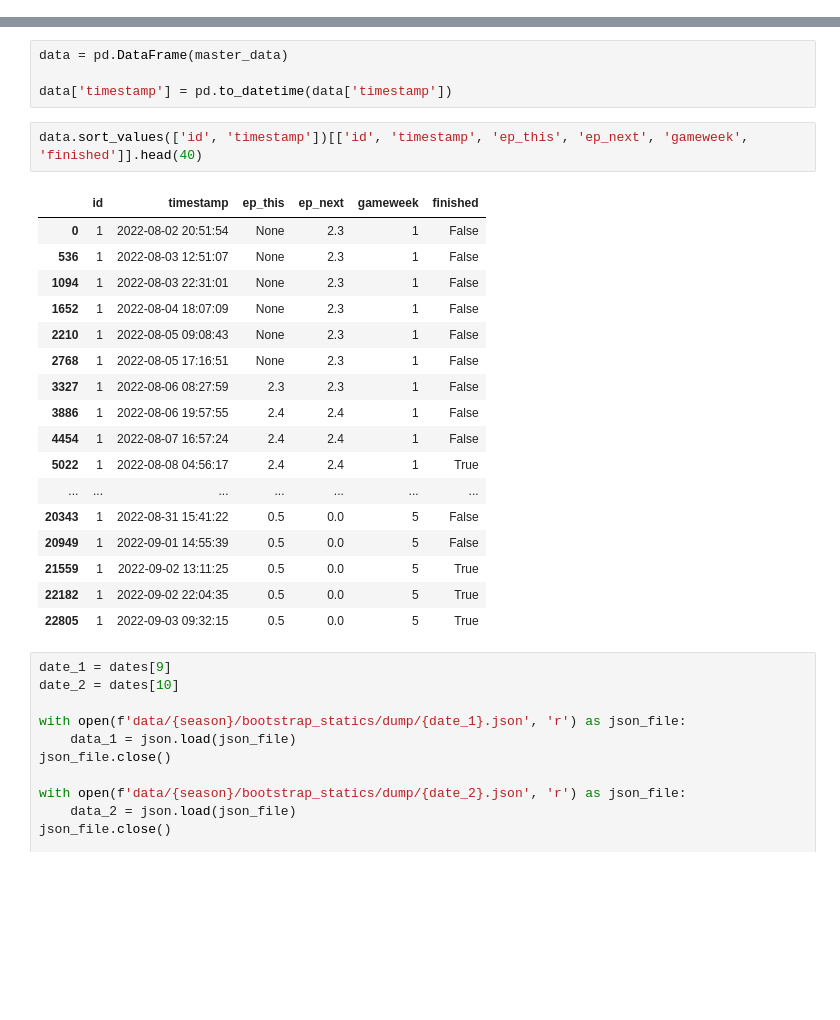
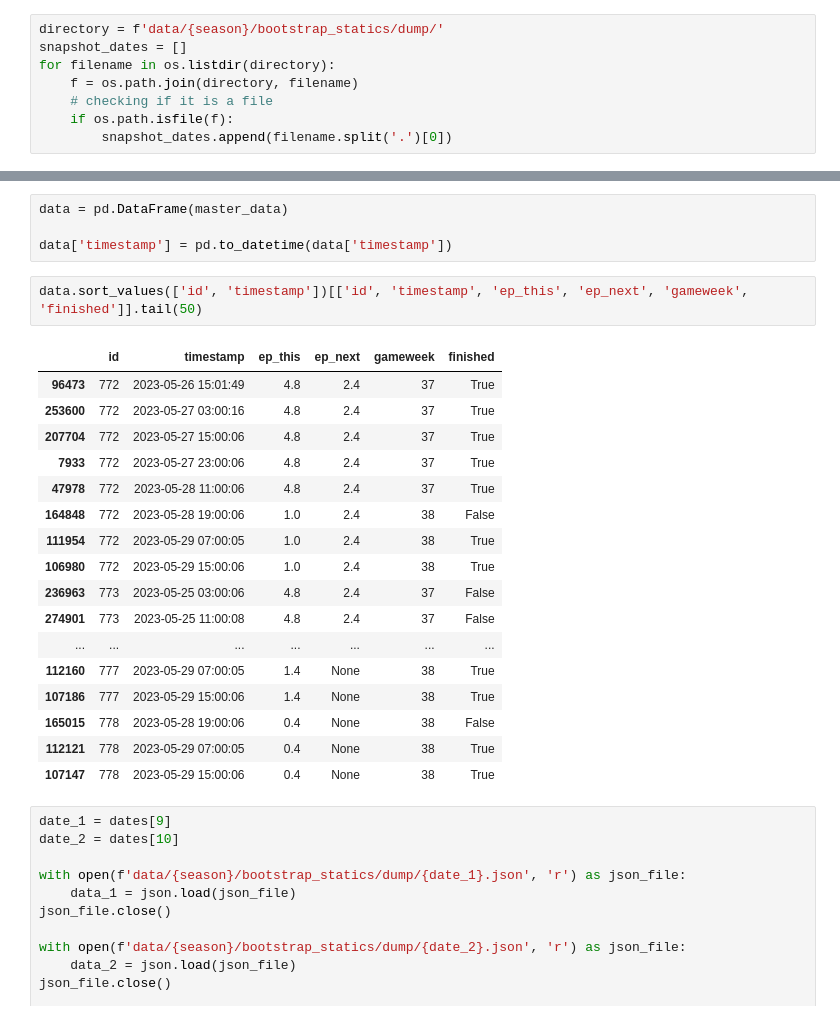
Before and after one commit to caiodrear/gene, a Jupyter notebook: xP.ipynb, the cells around one changed output, grey strips where cells are left out. Drawn from its saved outputs; the diff is of its cells as text; blank space fills up the shorter version.

```diff
--- a/xP.ipynb
+++ b/xP.ipynb
@@ -7,5 +8,13 @@ from datetime import datetime, timedelta
 
 season = '22-23'
+# %%
+directory = f'data/{season}/bootstrap_statics/dump/'
+snapshot_dates = []
+for filename in os.listdir(directory):
+    f = os.path.join(directory, filename)
+    # checking if it is a file
+    if os.path.isfile(f):
+        snapshot_dates.append(filename.split('.')[0])
 # %%
 master_data = []
 
@@ -45,25 +54,25 @@ data = pd.DataFrame(master_data)
 
 data['timestamp'] = pd.to_datetime(data['timestamp'])
 # %%
-data.sort_values(['id', 'timestamp'])[['id', 'timestamp', 'ep_this', 'ep_next', 'gameweek', 'finished']].head(40)
+data.sort_values(['id', 'timestamp'])[['id', 'timestamp', 'ep_this', 'ep_next', 'gameweek', 'finished']].tail(50)
 # %% [output]
 |  | id | timestamp | ep_this | ep_next | gameweek | finished |
-| 0 | 1 | 2022-08-02 20:51:54 | None | 2.3 | 1 | False |
-| 536 | 1 | 2022-08-03 12:51:07 | None | 2.3 | 1 | False |
-| 1094 | 1 | 2022-08-03 22:31:01 | None | 2.3 | 1 | False |
-| 1652 | 1 | 2022-08-04 18:07:09 | None | 2.3 | 1 | False |
-| 2210 | 1 | 2022-08-05 09:08:43 | None | 2.3 | 1 | False |
-| 2768 | 1 | 2022-08-05 17:16:51 | None | 2.3 | 1 | False |
-| 3327 | 1 | 2022-08-06 08:27:59 | 2.3 | 2.3 | 1 | False |
-| 3886 | 1 | 2022-08-06 19:57:55 | 2.4 | 2.4 | 1 | False |
-| 4454 | 1 | 2022-08-07 16:57:24 | 2.4 | 2.4 | 1 | False |
-| 5022 | 1 | 2022-08-08 04:56:17 | 2.4 | 2.4 | 1 | True |
+| 96473 | 772 | 2023-05-26 15:01:49 | 4.8 | 2.4 | 37 | True |
+| 253600 | 772 | 2023-05-27 03:00:16 | 4.8 | 2.4 | 37 | True |
+| 207704 | 772 | 2023-05-27 15:00:06 | 4.8 | 2.4 | 37 | True |
+| 7933 | 772 | 2023-05-27 23:00:06 | 4.8 | 2.4 | 37 | True |
+| 47978 | 772 | 2023-05-28 11:00:06 | 4.8 | 2.4 | 37 | True |
+| 164848 | 772 | 2023-05-28 19:00:06 | 1.0 | 2.4 | 38 | False |
+| 111954 | 772 | 2023-05-29 07:00:05 | 1.0 | 2.4 | 38 | True |
+| 106980 | 772 | 2023-05-29 15:00:06 | 1.0 | 2.4 | 38 | True |
+| 236963 | 773 | 2023-05-25 03:00:06 | 4.8 | 2.4 | 37 | False |
+| 274901 | 773 | 2023-05-25 11:00:08 | 4.8 | 2.4 | 37 | False |
 | ... | ... | ... | ... | ... | ... | ... |
-| 20343 | 1 | 2022-08-31 15:41:22 | 0.5 | 0.0 | 5 | False |
-| 20949 | 1 | 2022-09-01 14:55:39 | 0.5 | 0.0 | 5 | False |
-| 21559 | 1 | 2022-09-02 13:11:25 | 0.5 | 0.0 | 5 | True |
-| 22182 | 1 | 2022-09-02 22:04:35 | 0.5 | 0.0 | 5 | True |
-| 22805 | 1 | 2022-09-03 09:32:15 | 0.5 | 0.0 | 5 | True |
+| 112160 | 777 | 2023-05-29 07:00:05 | 1.4 | None | 38 | True |
+| 107186 | 777 | 2023-05-29 15:00:06 | 1.4 | None | 38 | True |
+| 165015 | 778 | 2023-05-28 19:00:06 | 0.4 | None | 38 | False |
+| 112121 | 778 | 2023-05-29 07:00:05 | 0.4 | None | 38 | True |
+| 107147 | 778 | 2023-05-29 15:00:06 | 0.4 | None | 38 | True |
 # %%
 date_1 = dates[9]
 date_2 = dates[10]
```
Also changed, not shown: parts of 2 cells of this notebook.
